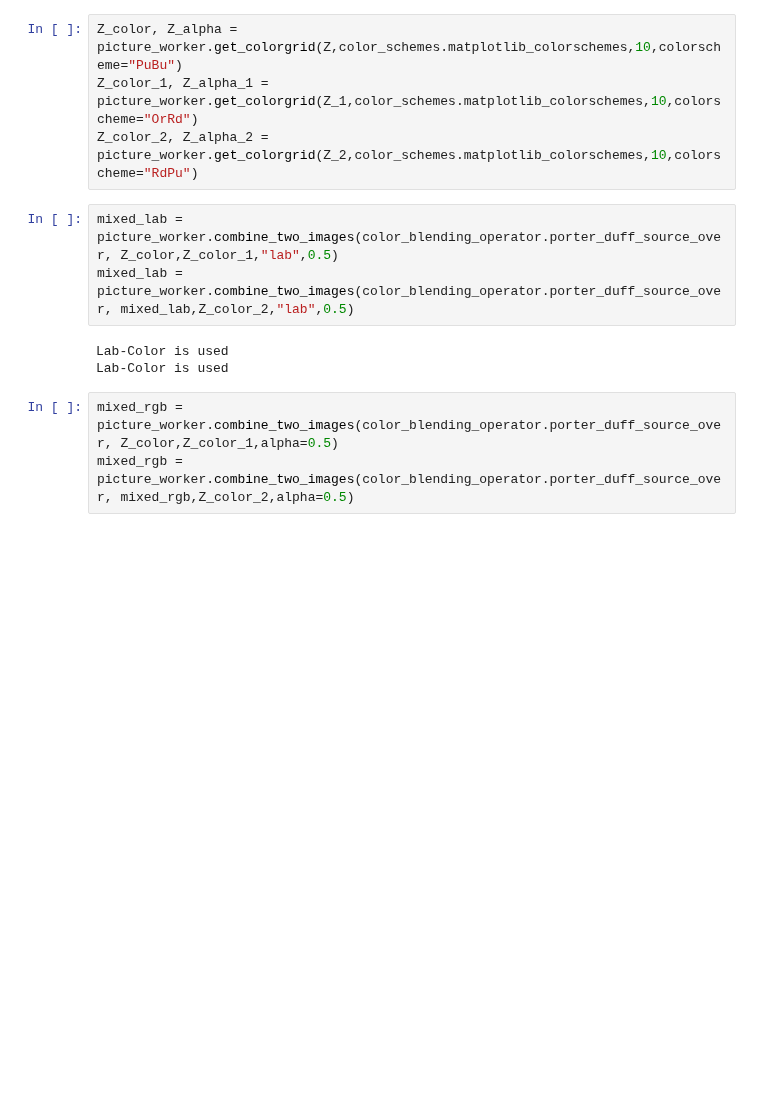
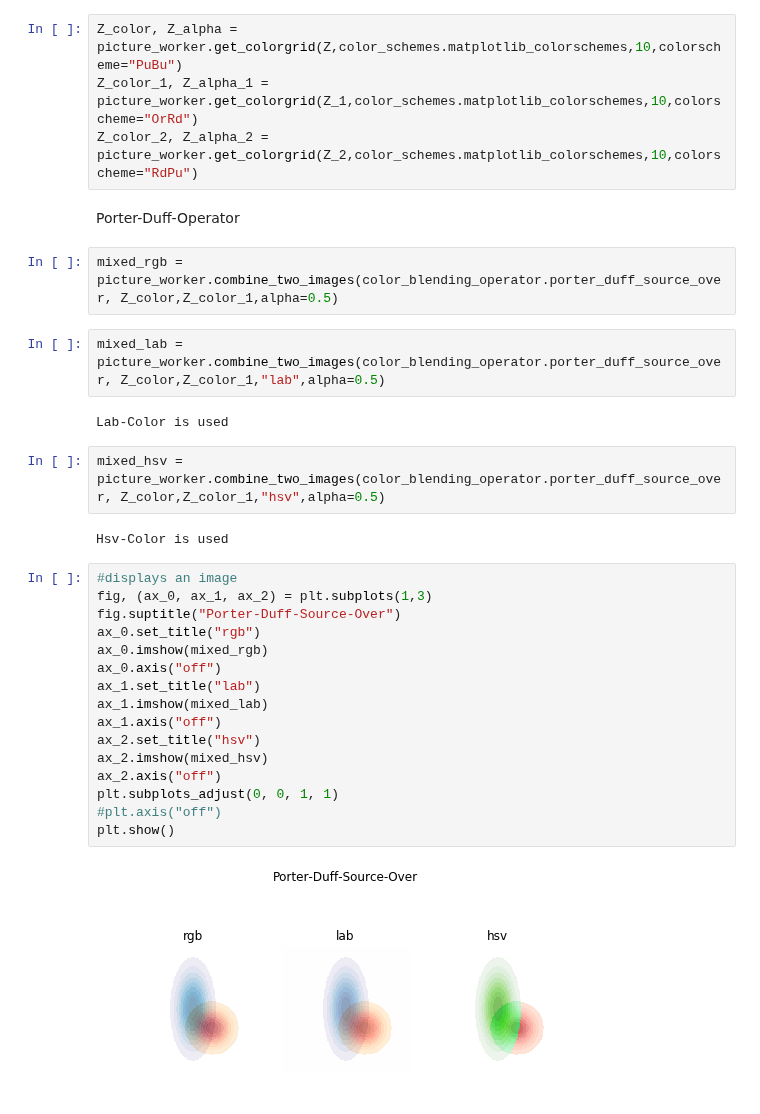
Before and after one commit to asver12/contour-maps-visualization, a Jupyter notebook: matplotlib-colorschemes-comparing-lab-rgb-porter-duff-operator.ipynb, the cells around one changed output. Drawn from its saved outputs; the diff is of its cells as text; blank space fills up the shorter version.

```diff
--- a/matplotlib-colorschemes-comparing-lab-rgb-porter-duff-operator.ipynb
+++ b/matplotlib-colorschemes-comparing-lab-rgb-porter-duff-operator.ipynb
@@ -41,12 +41,33 @@ X_2, Y_2, Z_2 = helper.get_gaussian(x_min,x_max,y_min,y_max,*gaussian_3,size)
 Z_color, Z_alpha = picture_worker.get_colorgrid(Z,color_schemes.matplotlib_colorschemes,10,colorscheme="PuBu")
 Z_color_1, Z_alpha_1 = picture_worker.get_colorgrid(Z_1,color_schemes.matplotlib_colorschemes,10,colorscheme="OrRd")
 Z_color_2, Z_alpha_2 = picture_worker.get_colorgrid(Z_2,color_schemes.matplotlib_colorschemes,10,colorscheme="RdPu")
+# %% [markdown]
+Porter-Duff-Operator
+# %%
+mixed_rgb = picture_worker.combine_two_images(color_blending_operator.porter_duff_source_over, Z_color,Z_color_1,alpha=0.5)
 # %%
-mixed_lab = picture_worker.combine_two_images(color_blending_operator.porter_duff_source_over, Z_color,Z_color_1,"lab",0.5)
-mixed_lab = picture_worker.combine_two_images(color_blending_operator.porter_duff_source_over, mixed_lab,Z_color_2,"lab",0.5)
+mixed_lab = picture_worker.combine_two_images(color_blending_operator.porter_duff_source_over, Z_color,Z_color_1,"lab",alpha=0.5)
 # %% [output]
 Lab-Color is used
-Lab-Color is used
 # %%
-mixed_rgb = picture_worker.combine_two_images(color_blending_operator.porter_duff_source_over, Z_color,Z_color_1,alpha=0.5)
-mixed_rgb = picture_worker.combine_two_images(color_blending_operator.porter_duff_source_over, mixed_rgb,Z_color_2,alpha=0.5)
+mixed_hsv = picture_worker.combine_two_images(color_blending_operator.porter_duff_source_over, Z_color,Z_color_1,"hsv",alpha=0.5)
+# %% [output]
+Hsv-Color is used
+# %%
+#displays an image
+fig, (ax_0, ax_1, ax_2) = plt.subplots(1,3)
+fig.suptitle("Porter-Duff-Source-Over")
+ax_0.set_title("rgb")
+ax_0.imshow(mixed_rgb)
+ax_0.axis("off")
+ax_1.set_title("lab")
+ax_1.imshow(mixed_lab)
+ax_1.axis("off")
+ax_2.set_title("hsv")
+ax_2.imshow(mixed_hsv)
+ax_2.axis("off")
+plt.subplots_adjust(0, 0, 1, 1)
+#plt.axis("off")
+plt.show()
+# %% [output]
+[figure, added]
```
Also changed, not shown: parts of 22 cells of this notebook, 8 other files.
